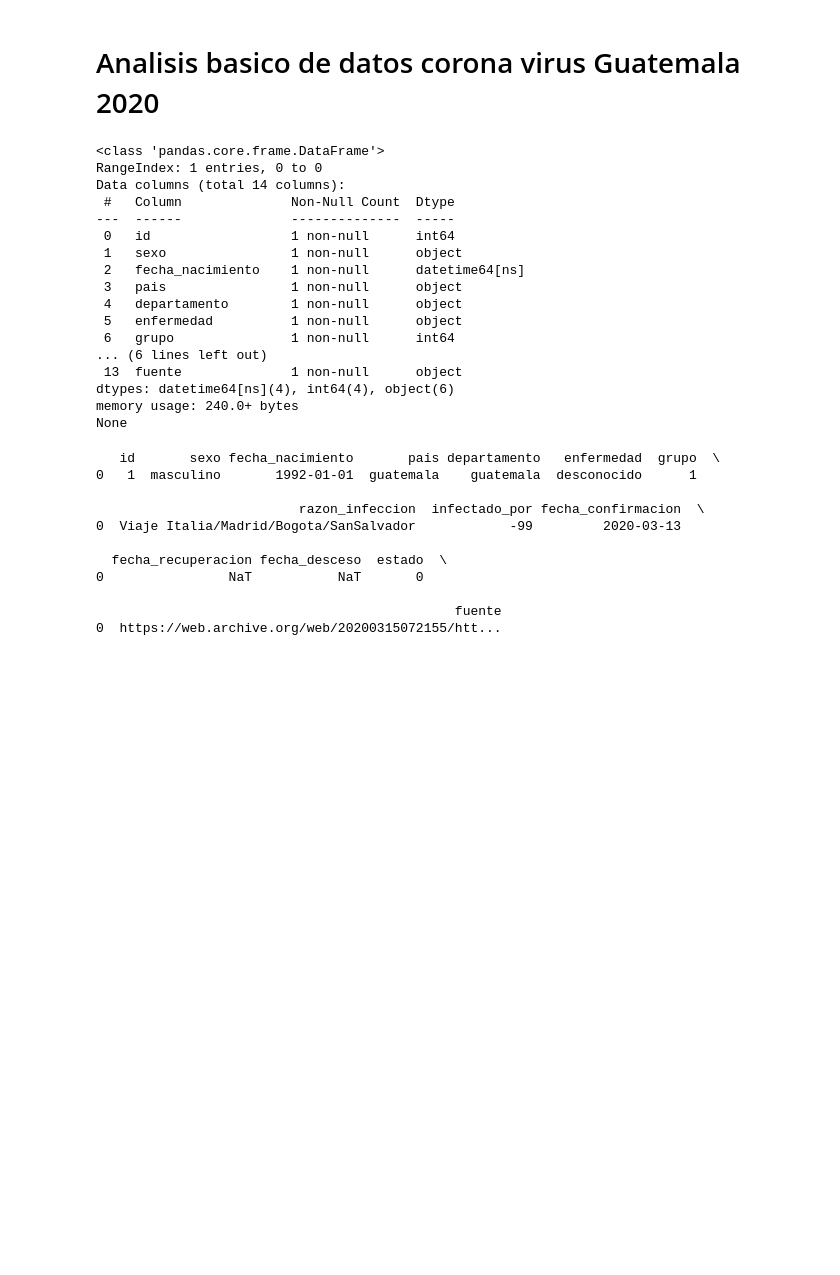
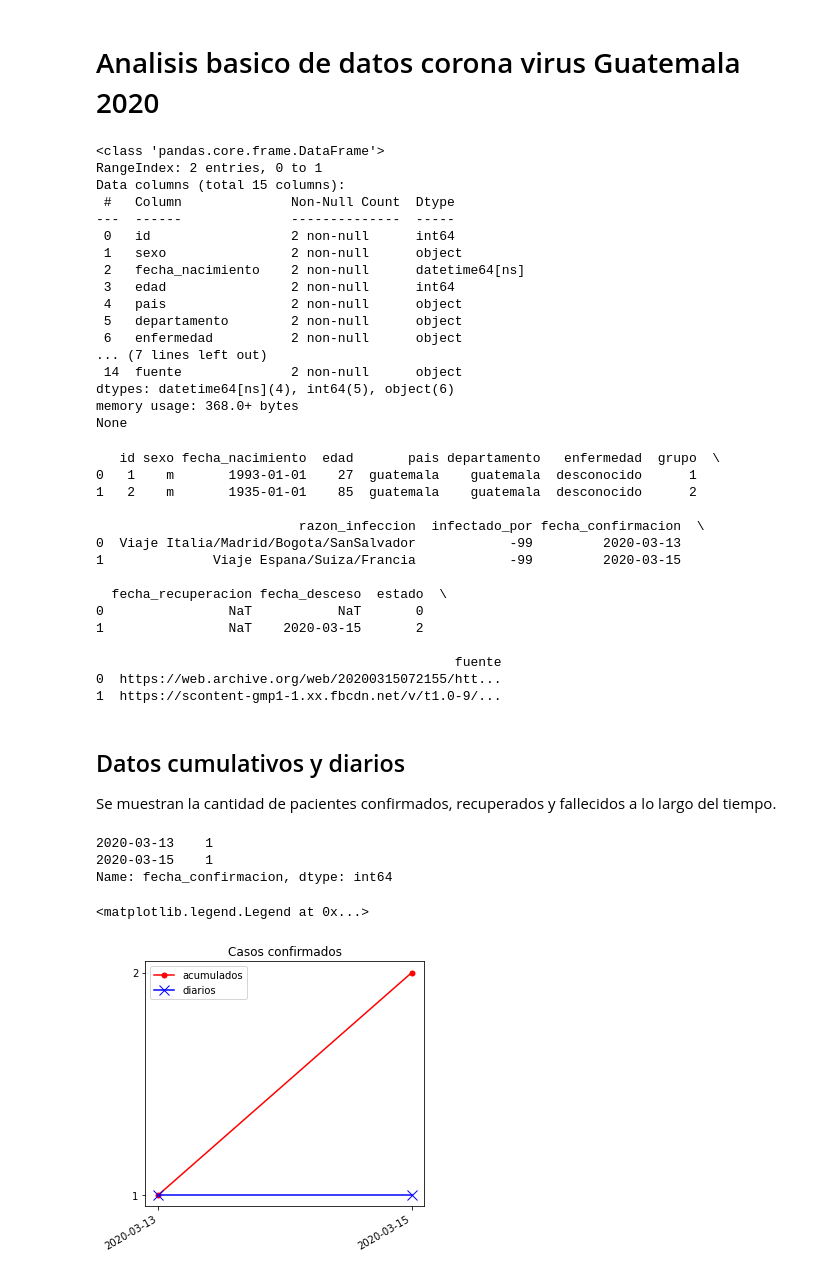
Before and after one commit to ncovgt2020/ncovgt2020, a Jupyter notebook: scripts/analisis_basico.ipynb, the cells around one changed output. Saved outputs shown, nothing was run; the diff lists cells and outputs as text; code cells hidden in the pictures; blank space fills up the shorter version.

Commit message:
- Graficas de tiempo y por sexo, por estado

```diff
--- a/scripts/analisis_basico.ipynb
+++ b/scripts/analisis_basico.ipynb
@@ -11,40 +11,64 @@ pacientes = pd.read_csv(dir_pacientes, header = 0, parse_dates = True)
 # dar formato a fechas
 cols_fecha = ["fecha_nacimiento","fecha_confirmacion", "fecha_recuperacion", "fecha_desceso"]
 for col in cols_fecha:
-    pacientes[col] = pd.to_datetime(pacientes[col])
+    pacientes[col] = pd.to_datetime(pacientes[col], yearfirst = True)
 
 # mostrar columnas y tipo de dato
 print(pacientes.info())
 # %% [output]
 <class 'pandas.core.frame.DataFrame'>
-RangeIndex: 1 entries, 0 to 0
-Data columns (total 14 columns):
+RangeIndex: 2 entries, 0 to 1
+Data columns (total 15 columns):
  #   Column              Non-Null Count  Dtype
 ---  ------              --------------  -----
- 0   id                  1 non-null      int64
- 1   sexo                1 non-null      object
- 2   fecha_nacimiento    1 non-null      datetime64[ns]
- 3   pais                1 non-null      object
- 4   departamento        1 non-null      object
- 5   enfermedad          1 non-null      object
- 6   grupo               1 non-null      int64
-... (6 lines left out)
- 13  fuente              1 non-null      object
-dtypes: datetime64[ns](4), int64(4), object(6)
-memory usage: 240.0+ bytes
+ 0   id                  2 non-null      int64
+ 1   sexo                2 non-null      object
+ 2   fecha_nacimiento    2 non-null      datetime64[ns]
+ 3   edad                2 non-null      int64
+ 4   pais                2 non-null      object
+ 5   departamento        2 non-null      object
+ 6   enfermedad          2 non-null      object
+... (7 lines left out)
+ 14  fuente              2 non-null      object
+dtypes: datetime64[ns](4), int64(5), object(6)
+memory usage: 368.0+ bytes
 None
 # %%
 # mostrar algunos datos
 print(pacientes.head())
 # %% [output]
-   id       sexo fecha_nacimiento       pais departamento   enfermedad  grupo  \
-0   1  masculino       1992-01-01  guatemala    guatemala  desconocido      1
+   id sexo fecha_nacimiento  edad       pais departamento   enfermedad  grupo  \
+0   1    m       1993-01-01    27  guatemala    guatemala  desconocido      1
+1   2    m       1935-01-01    85  guatemala    guatemala  desconocido      2
 
                           razon_infeccion  infectado_por fecha_confirmacion  \
 0  Viaje Italia/Madrid/Bogota/SanSalvador            -99         2020-03-13
+1              Viaje Espana/Suiza/Francia            -99         2020-03-15
 
   fecha_recuperacion fecha_desceso  estado  \
 0                NaT           NaT       0
+1                NaT    2020-03-15       2
 
                                               fuente
 0  https://web.archive.org/web/20200315072155/htt...
+1  https://scontent-gmp1-1.xx.fbcdn.net/v/t1.0-9/...
+# %% [markdown]
+## Datos cumulativos y diarios
+
+Se muestran la cantidad de pacientes confirmados, recuperados y fallecidos a lo largo del tiempo.
+# %%
+fig1 = plt.figure(figsize=(5,5))
+fig1ax1 = fig1.add_subplot(1,1,1)
+fig1ax1.set_title('Casos confirmados')
+confirmados = pacientes['fecha_confirmacion'].value_counts()
+confirmados.cumsum().plot(ax = fig1ax1, color = 'r', label = 'acumulados', marker='.',markersize=10)
+confirmados.plot(ax = fig1ax1, color = 'b', label = 'diarios', marker='x',markersize=10)
+fig1ax1.set_xticks(confirmados.index.to_list())
+fig1ax1.set_yticks(range(min(confirmados),max(confirmados)+2))
+fig1ax1.legend(loc="best")
+# %% [output]
+2020-03-13    1
+2020-03-15    1
+Name: fecha_confirmacion, dtype: int64
+<matplotlib.legend.Legend at 0x...>
+[figure, added]
```
Also changed, not shown: parts of 6 cells of this notebook.
